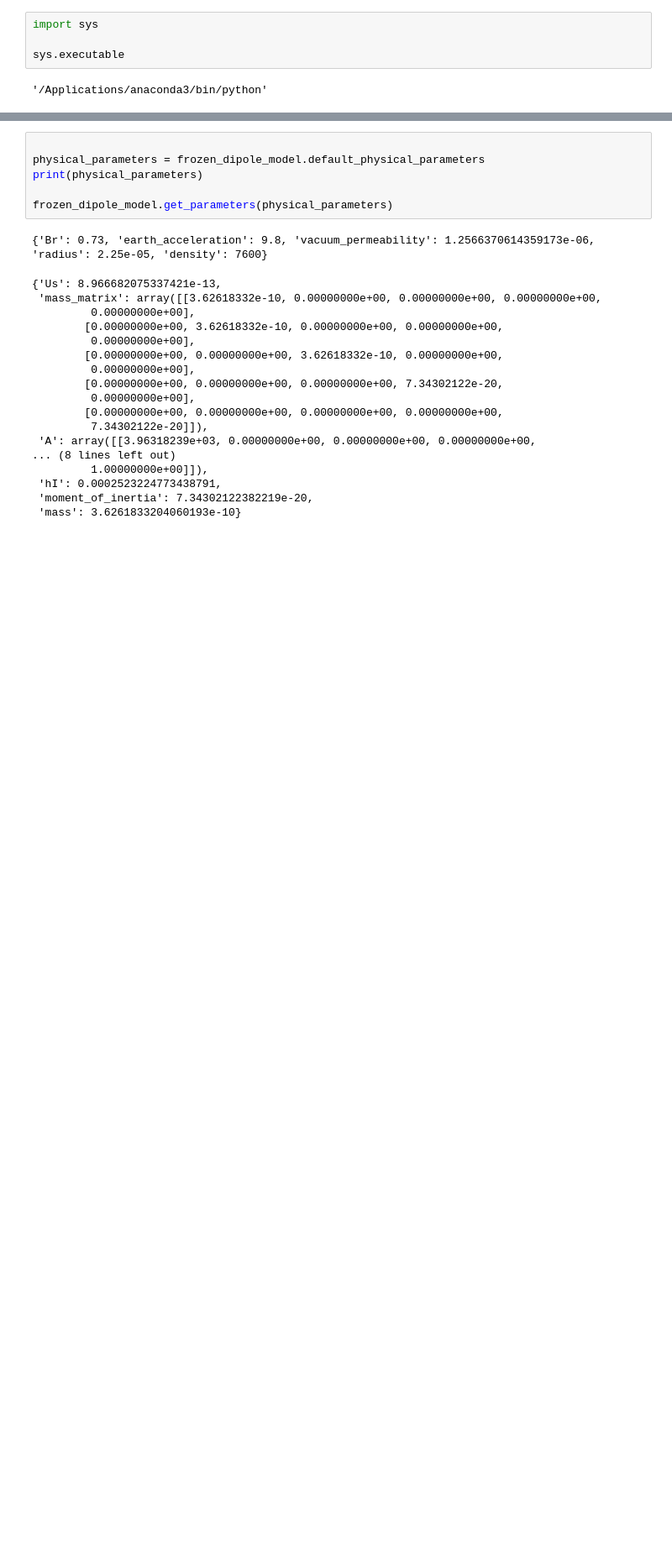
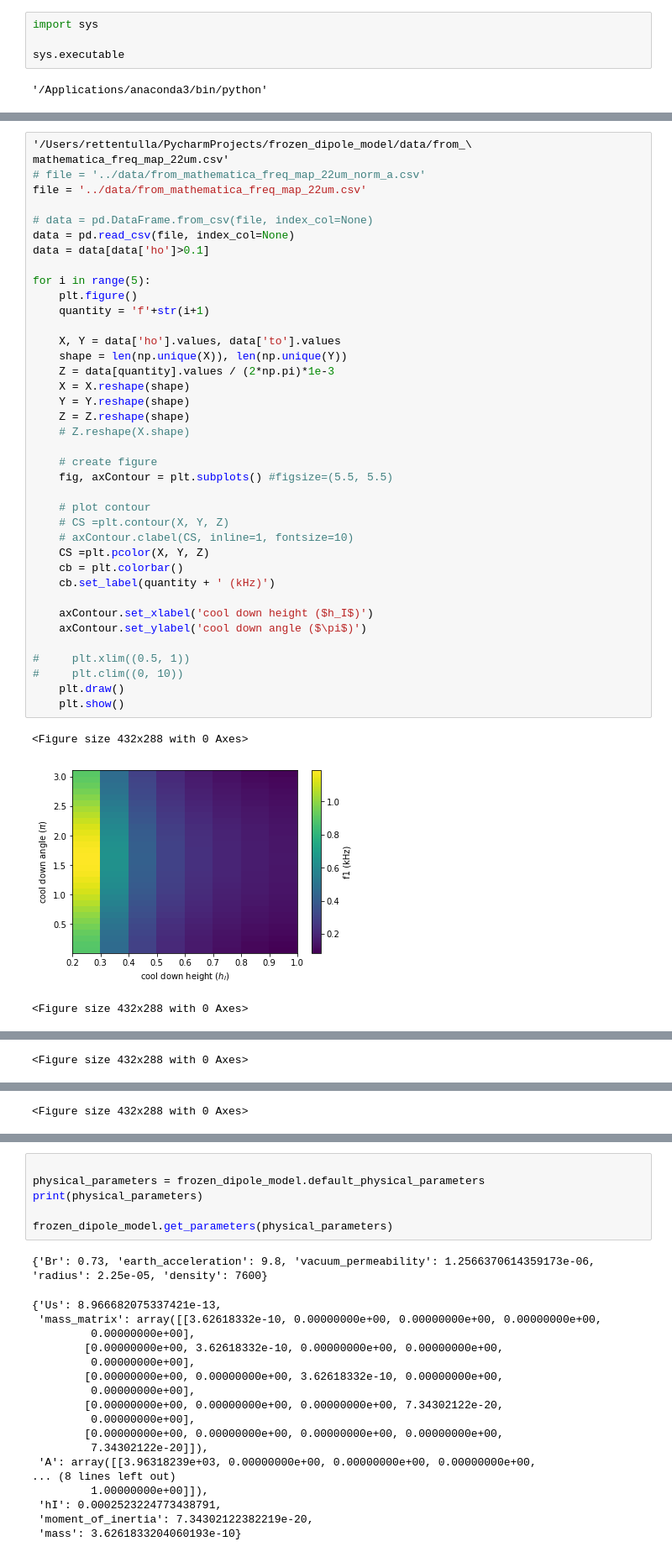
Before and after one commit to LISE-B26/frozen_dipole_model, a Jupyter notebook: notebooks/type_II_SC_find_frequencies.ipynb, the cells around one changed output, grey strips where cells are left out. Shown at 84% size. Cells and saved outputs as stored; diff of their text form; blank space fills up the shorter version.

```diff
--- a/notebooks/type_II_SC_find_frequencies.ipynb
+++ b/notebooks/type_II_SC_find_frequencies.ipynb
@@ -33,0 +244,43 @@ The autoreload extension is already loaded. To reload it, use:
+# %%
+'/Users/rettentulla/PycharmProjects/frozen_dipole_model/data/from_\
+mathematica_freq_map_22um.csv'
+# file = '../data/from_mathematica_freq_map_22um_norm_a.csv'
+file = '../data/from_mathematica_freq_map_22um.csv'
+
+# data = pd.DataFrame.from_csv(file, index_col=None)
+data = pd.read_csv(file, index_col=None)
+data = data[data['ho']>0.1]
+
+for i in range(5):
+    plt.figure()
+    quantity = 'f'+str(i+1)
+
+    X, Y = data['ho'].values, data['to'].values
+    shape = len(np.unique(X)), len(np.unique(Y))
+    Z = data[quantity].values / (2*np.pi)*1e-3
+    X = X.reshape(shape)
+    Y = Y.reshape(shape)
+    Z = Z.reshape(shape)
+    # Z.reshape(X.shape)
+
+    # create figure
+    fig, axContour = plt.subplots() #figsize=(5.5, 5.5)
+
+    # plot contour
+    # CS =plt.contour(X, Y, Z)
+    # axContour.clabel(CS, inline=1, fontsize=10)
+    CS =plt.pcolor(X, Y, Z)
+    cb = plt.colorbar()
+    cb.set_label(quantity + ' (kHz)')
+
+    axContour.set_xlabel('cool down height ($h_I$)')
+    axContour.set_ylabel('cool down angle ($\pi$)')
+
+#     plt.xlim((0.5, 1))
+#     plt.clim((0, 10))
+    plt.draw()
+    plt.show()
+# %% [output]
+<Figure size 432x288 with 0 Axes>
+[figure, added]
+<Figure size 432x288 with 0 Axes>
@@ -33,0 +288 @@ The autoreload extension is already loaded. To reload it, use:
+<Figure size 432x288 with 0 Axes>
@@ -33,0 +290 @@ The autoreload extension is already loaded. To reload it, use:
+<Figure size 432x288 with 0 Axes>
```
Also changed, not shown: parts of 19 cells of this notebook, 3 other files.
